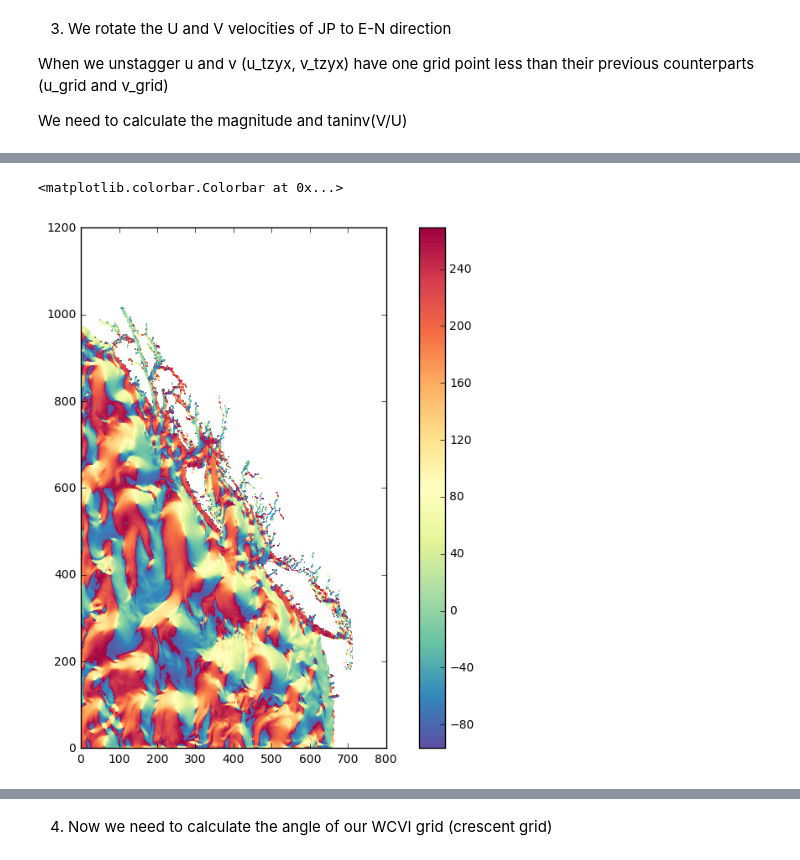
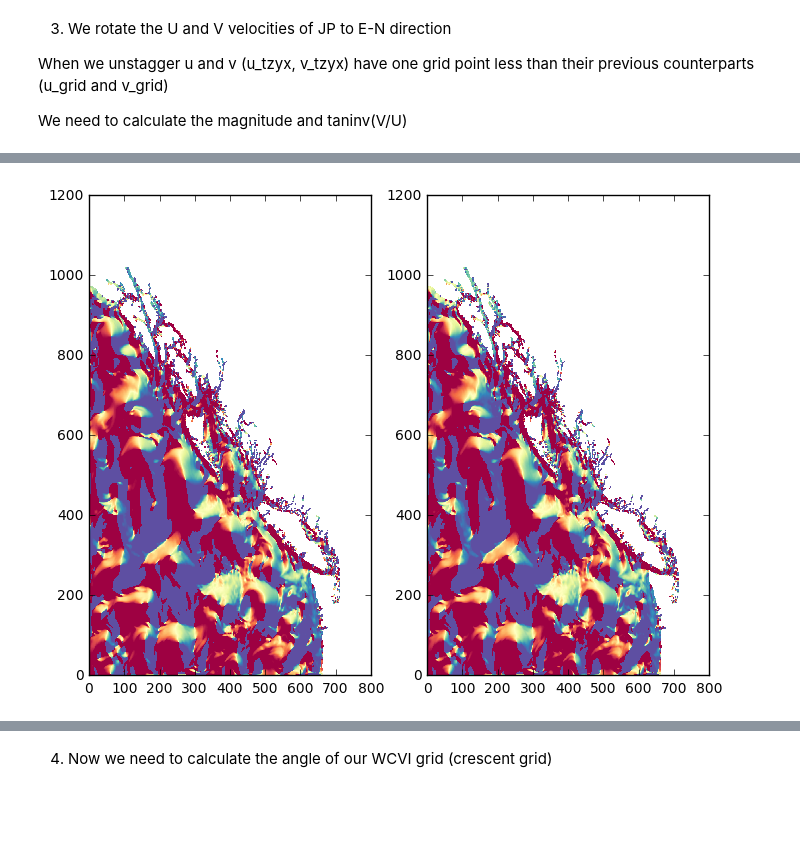
Before and after one commit to UBC-MOAD/wcvi, a Jupyter notebook: grid/Grid_transformation.ipynb, the cells around one changed output, grey strips where cells are left out. Saved outputs shown, nothing was run; the diff lists cells and outputs as text; code cells hidden in the pictures; blank space fills up the shorter version.

```diff
--- a/grid/Grid_transformation.ipynb
+++ b/grid/Grid_transformation.ipynb
@@ -169,5 +175,5 @@ latB = gphiu[0:-2,1:-1]
 bearing = np.zeros(lonA.shape)
 for j in range(lonA.shape[0]):
     for i in range(lonA.shape[1]):
-        bearing[j,i] = cibc((lonA[j,i],latA[j,i]),(lonB[j,i],latB[j,i]))
+        bearing[j,i] = cibc((latA[j,i],lonA[j,i]),(latB[j,i],lonB[j,i]))
 # %%
@@ -218,16 +224,20 @@ print(mag_vel.shape)
 
 print(bearing_actual.shape)
 
+bearing_actual_cut = bearing_actual[1:,:]
+
+print(bearing_actual_cut.shape)
+
 
 #Let us make the bearing and angle of same shape so that we can add the angle to the bearing
 
-Ny,Nx = ang_vel.shape
+#Ny,Nx = ang_vel.shape
 
-J = slice(0, Ny-1)
-I = slice(0, Nx-1)
+#J = slice(0, Ny-1)
+#I = slice(0, Nx-1)
 
-ang_vel = ang_vel[J,I]
-mag_vel = mag_vel[J,I]
+#ang_vel = ang_vel[J,I]
+#mag_vel = mag_vel[J,I]
 
 
 print(ang_vel.shape)
@@ -241,5 +251,0 @@ print(mag_vel.shape)
-# %%
-fig, ax = plt.subplots(1, 1, figsize=(10, 8))
-viz_tools.set_aspect(ax)
-mesh = ax.pcolormesh(ang_vel, cmap =cm.Spectral_r)
-fig.colorbar(mesh)
@@ -249,13 +252,20 @@ fig.colorbar(mesh)
 # %%
-angle_unrotated = ang_vel + bearing_actual;
+angle_unrotated = ang_vel - bearing_actual_cut;
 
-fig, ax = plt.subplots(1, 1, figsize=(10, 8))
-viz_tools.set_aspect(ax)
-mesh = ax.pcolormesh(angle_unrotated, cmap =cm.Spectral_r)
-fig.colorbar(mesh)
+fig, (ax0, ax1) = plt.subplots(ncols=2,figsize=(8, 8))
+
+mesh = ax0.pcolormesh(ang_vel, cmap =cm.Spectral_r, vmin=-100, vmax=100)
+viz_tools.set_aspect(ax0)
+#fig.colorbar(mesh)
+
+mesh = ax1.pcolormesh(angle_unrotated, cmap =cm.Spectral_r, vmin=-100, vmax=100)
+viz_tools.set_aspect(ax1)
+#fig.colorbar(mesh,ax1)
+
+plt.draw()
+plt.show()
 # %% [output]
-<matplotlib.colorbar.Colorbar at 0x...>
-[figure, old version]
+[figure, new version]
 # %%
 u_unrotated = mag_vel*np.cos(np.radians(angle_unrotated))
 
```
Also changed, not shown: parts of 21 cells of this notebook.
